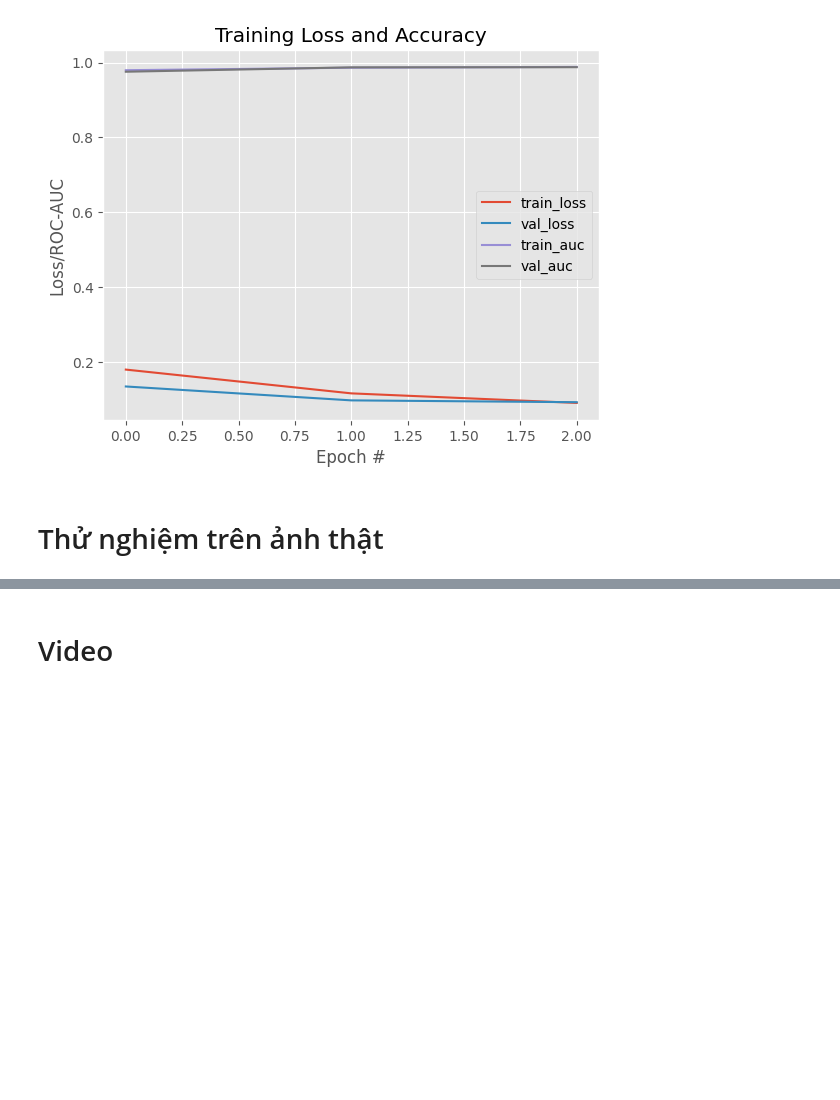
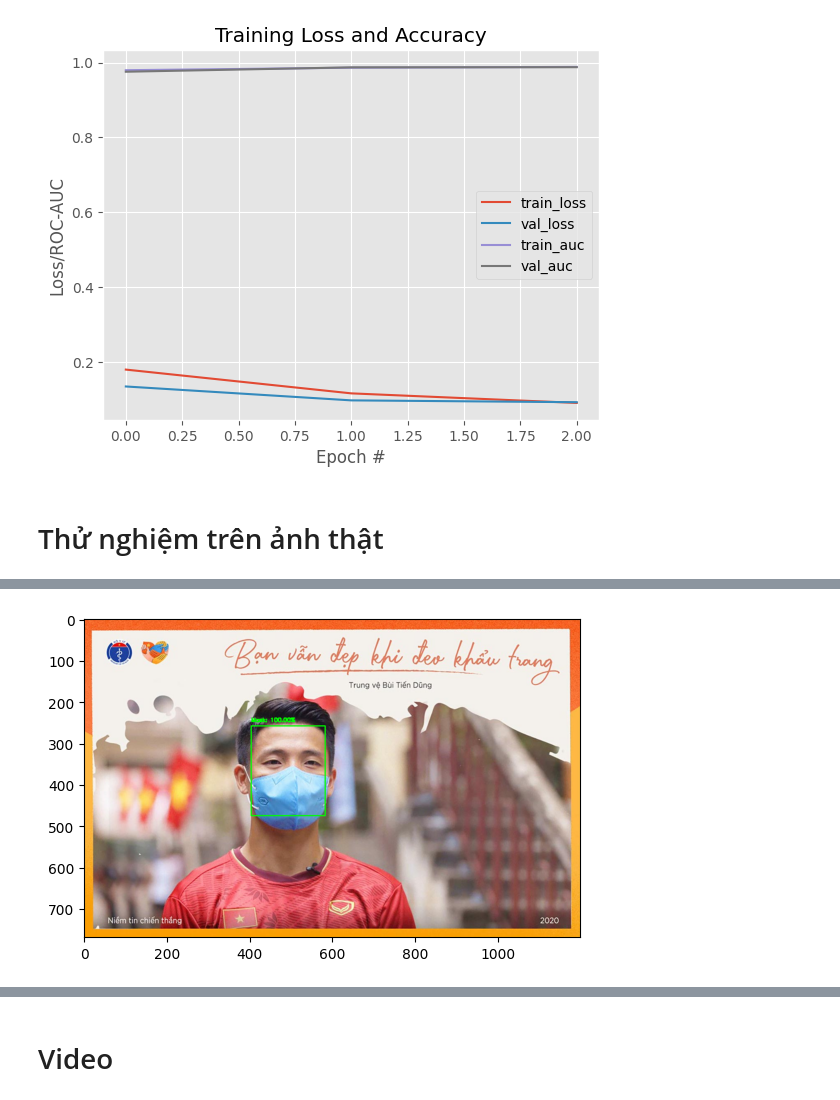
Before and after one commit to vxdung1234/ai_project, a Jupyter notebook: ImagePreprocessing/Wearing mask recognition/wearing_mask_recognition.ipynb, the cells around one changed output, grey strips where cells are left out. Drawn from its saved outputs; the diff is of its cells as text; code cells hidden in the pictures; blank space fills up the shorter version.

```diff
--- a/ImagePreprocessing/Wearing mask recognition/wearing_mask_recognition.ipynb
+++ b/ImagePreprocessing/Wearing mask recognition/wearing_mask_recognition.ipynb
@@ -302,0 +262,3 @@ plt.grid(None)
+# %%
+predict_image("image/anh.jpg")
+# %% [output]
@@ -302,0 +279 @@ plt.grid(None)
+[figure, added]
```
Also changed, not shown: parts of 8 cells of this notebook.
